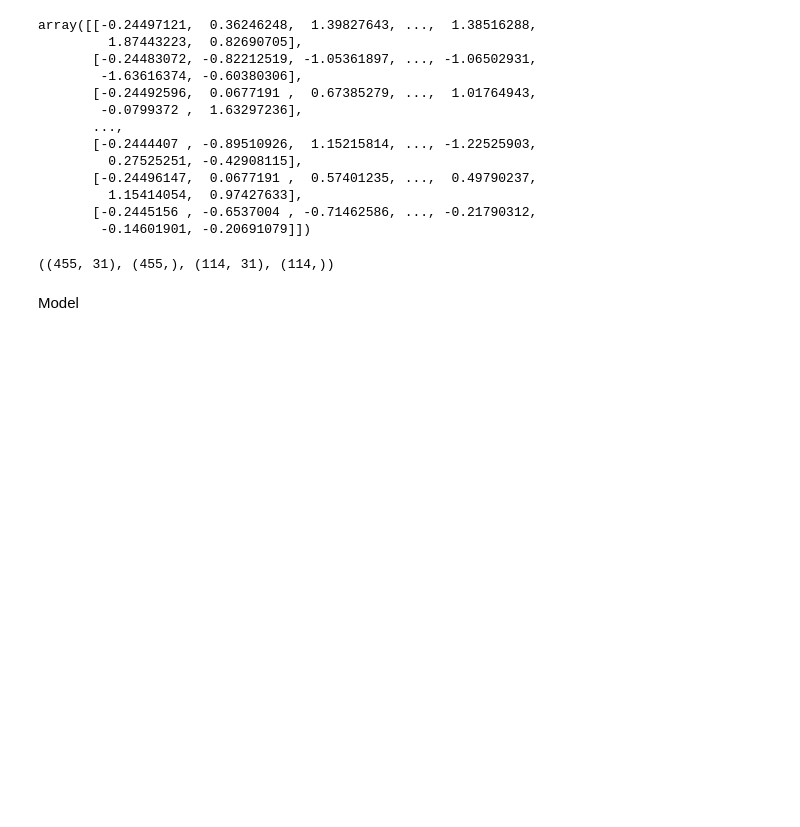
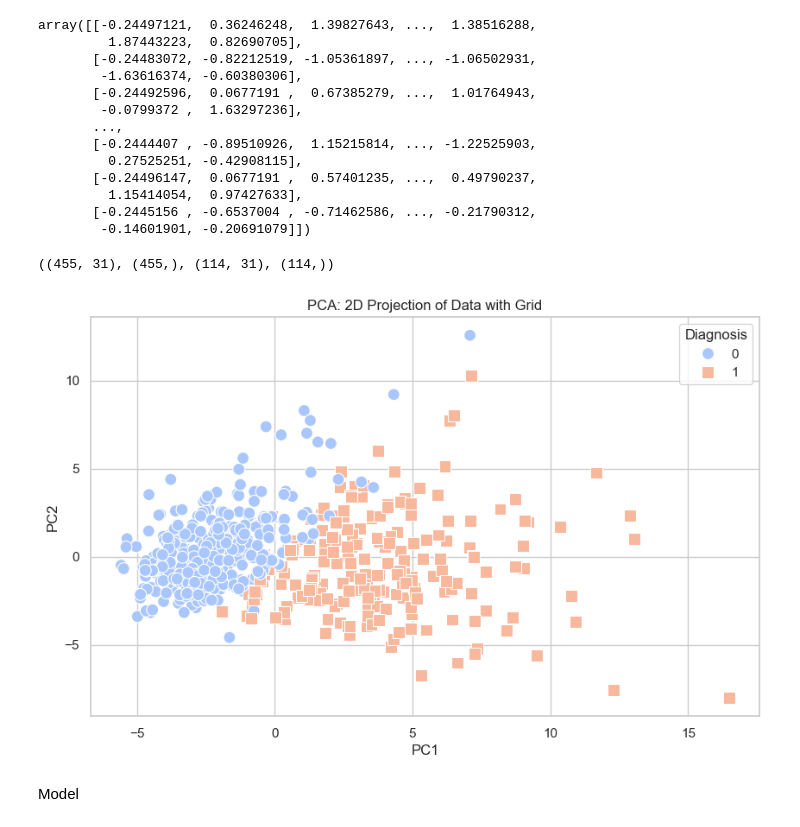
Before and after one commit to Oumaymabamoh/BreastCancerPrediction, a Jupyter notebook: src/modeling/modeling.ipynb, the cells around one changed output. Cells and saved outputs as stored; diff of their text form; code cells hidden in the pictures; blank space fills up the shorter version.

```diff
--- a/src/modeling/modeling.ipynb
+++ b/src/modeling/modeling.ipynb
@@ -135,6 +135,29 @@ array([[-0.24497121,  0.36246248,  1.39827643, ...,  1.38516288,
 X_train.shape, y_train.shape, X_test.shape, y_test.shape
 # %% [output]
 ((455, 31), (455,), (114, 31), (114,))
+# %%
+import matplotlib.pyplot as plt
+from sklearn.decomposition import PCA
+# Standardize the data
+scaler = StandardScaler()
+X_standardized = scaler.fit_transform(X)
+
+# Apply PCA
+pca = PCA(n_components=2)
+pca_result = pca.fit_transform(X_standardized)
+
+# Create a DataFrame with the principal components and the target variable
+pca_df = pd.DataFrame(data=pca_result, columns=['PC1', 'PC2'])
+pca_df['Diagnosis'] = y
+
+# Visualize the data in 2D using PCA components with grid
+plt.figure(figsize=(10, 6))
+sns.scatterplot(x='PC1', y='PC2', hue='Diagnosis', data=pca_df, palette='coolwarm', style='Diagnosis', markers=['o', 's'], s=100)
+plt.title('PCA: 2D Projection of Data with Grid')
+plt.grid(True)
+plt.show()
+# %% [output]
+[figure, added]
 # %% [markdown]
 Model
 # %%
```
Also changed, not shown: parts of 5 cells of this notebook, 1 other file.
